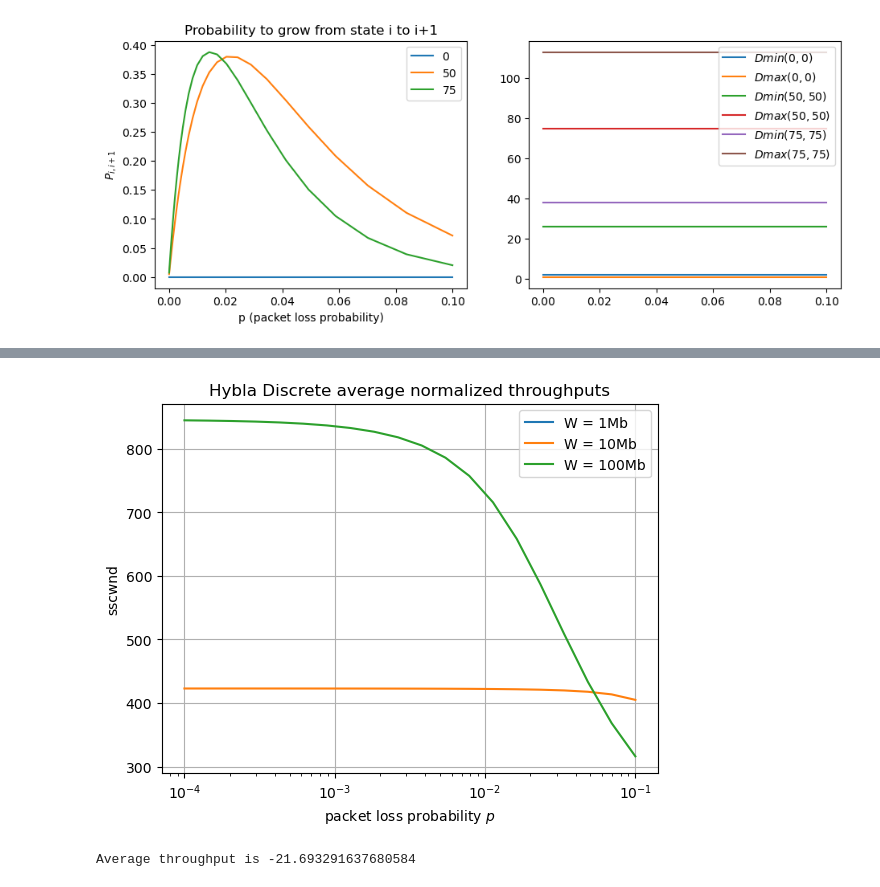
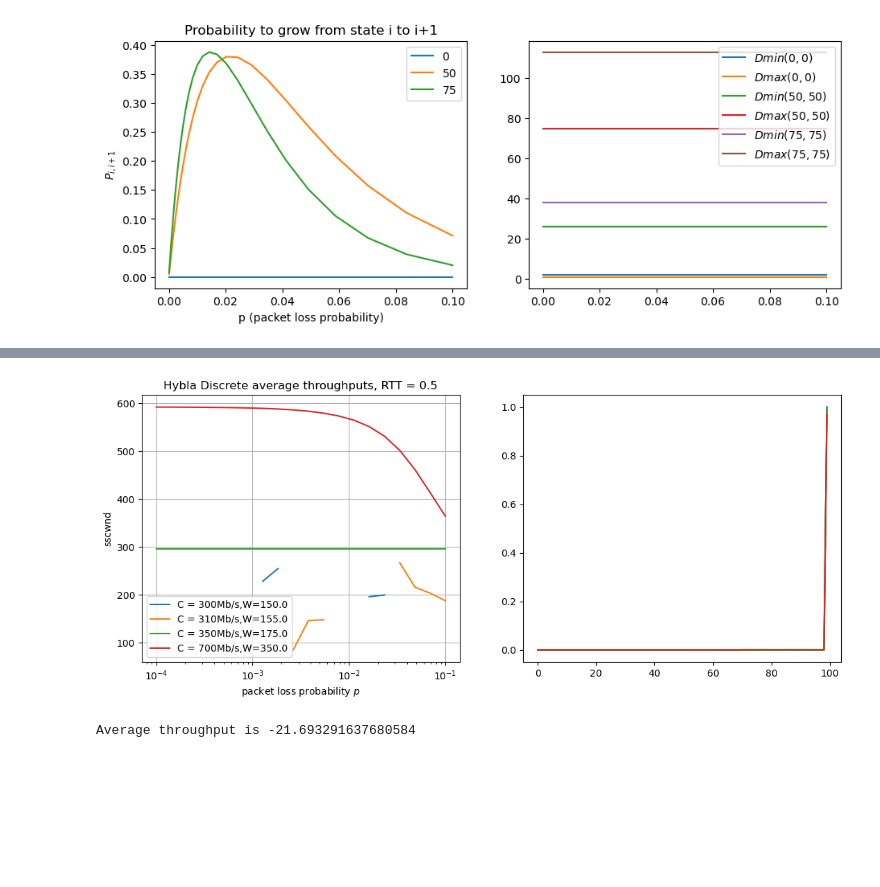
Before and after one commit to megretj/qpepcca, a Jupyter notebook: packetBasedMarkovianModel.ipynb, the cells around one changed output, grey strips where cells are left out. Drawn from its saved outputs; the diff is of its cells as text; code cells hidden in the pictures; blank space fills up the shorter version.

Commit message:
started to debug Hybla packetBased

```diff
--- a/packetBasedMarkovianModel.ipynb
+++ b/packetBasedMarkovianModel.ipynb
@@ -6,4 +6,4 @@ import matplotlib.pyplot as plt
 from ccaModels import CCA_MarkovChain_CUBIC_OG, CCA_MarkovChain_Hybla_discrete, CCA_MarkovChain_Hybla, CCA_MarkovChain_CUBIC_discrete
 
 #plt.rcParams['text.usetex'] = True
-plt.rcParams.update(plt.rcParamsDefault)
+#plt.rcParams.update(plt.rcParamsDefault)
@@ -126,19 +131,3 @@ axs[1].legend()
 377.5 to 380.0. U =0.1 Uf=0.0 D = 37 = 37
 <matplotlib.legend.Legend at 0x...>
 [figure]
-# %%
-t = np.linspace(0,10,100)
-w0 = 100
-rtt = 0.5
-l = 1/10
-e = 0.1
-w = w0+t/rtt # cwnd in MSS
-b = w/rtt # MSS/s
-
-p = np.exp(-t/(e*b))-np.exp(-(t+1)/(e*b))
-pold = np.exp(-l*t)-np.exp(-l*(t+1))
-
-plt.plot(t,p)
-plt.plot(t,pold)
-print(np.sum(np.exp(-t/(e*b))-np.exp(-(t+1)/(e*b))))
-print(np.sum(np.exp(-l*t)-np.exp(-l*(t+1))))
@@ -149,23 +134,27 @@ print(np.sum(np.exp(-l*t)-np.exp(-l*(t+1))))
 # %%
 err_rates = np.logspace(-4,-1,20)
-throughputs = np.zeros([3,len(err_rates)])
-for k,C in enumerate([100,500,1000]):
+bandwidths = [300,310,350,700]
+RTT = 0.5
+throughputs = np.zeros([len(bandwidths),len(err_rates)])
+sdistr = np.zeros([len(bandwidths),100])
+for k,C in enumerate(bandwidths):
+    sdistr[k,:] = CCA_MarkovChain_Hybla_discrete(packet_err=1e-3,beta=0.7,N=100,C = C,RTT_real=RTT, RTT0=0.025).compute_stationnary_distribution()
     for i, l in enumerate(err_rates):
-        wireless = CCA_MarkovChain_Hybla_discrete(packet_err=l,beta=0.7,N=100,C = C,RTT_real=0.5, RTT0=0.025)
+        wireless = CCA_MarkovChain_Hybla_discrete(packet_err=l,beta=0.7,N=100,C = C,RTT_real=RTT, RTT0=0.025)
         throughputs[k,i] = wireless.avg_throughput()
-
-plt.plot(err_rates,throughputs[0,:], label = "W = 1Mb")
-plt.plot(err_rates,throughputs[1,:], label = "W = 10Mb")
-plt.plot(err_rates,throughputs[2,:], label = "W = 100Mb")
-plt.semilogx()
-plt.legend()
-plt.grid()
-plt.title(r"Hybla Discrete average normalized throughputs")
-plt.xlabel(r"packet loss probability $p$")
-plt.ylabel(r'sscwnd')
+fig, axs = plt.subplots(1, 2, figsize=(13,5))
+for k,C in enumerate(bandwidths):
+    axs[0].plot(err_rates,throughputs[k,:], label = f"C = {C}Mb/s,W={RTT*C}")
+    axs[1].plot(np.arange(wireless.N),sdistr[k])
+axs[0].semilogx()
+axs[0].legend()
+axs[0].grid()
+axs[0].set_title(f"Hybla Discrete average throughputs, RTT = {RTT}")
+axs[0].set_xlabel(r"packet loss probability $p$")
+axs[0].set_ylabel(r'sscwnd')
 plt.show()
 # %% [output]
-[figure, old version]
+[figure, new version]
 # %%
 p = 0.05
 b = 0.7
```
Also changed, not shown: parts of 3 cells of this notebook, 1 other file.
